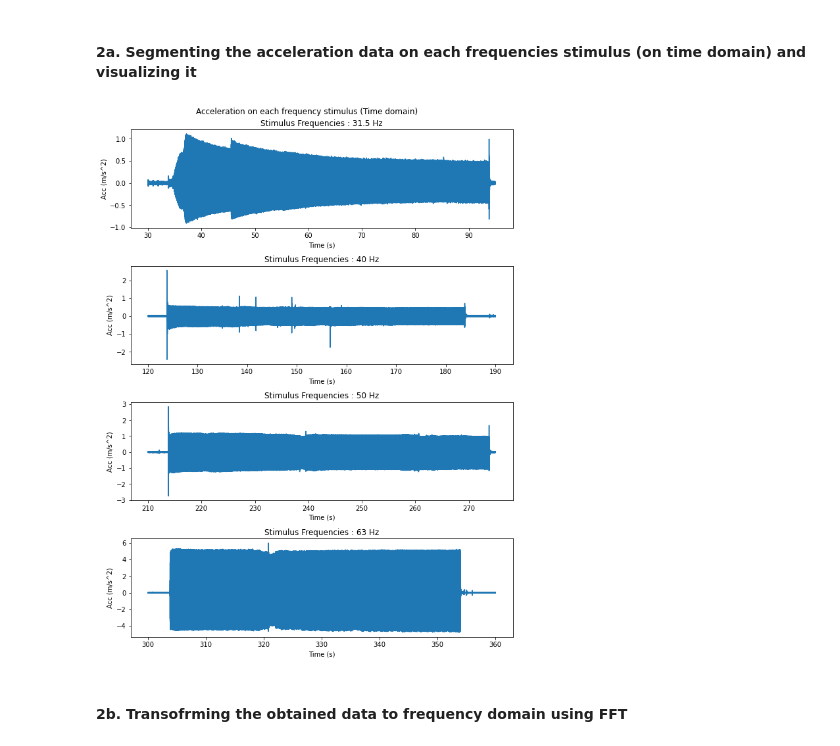
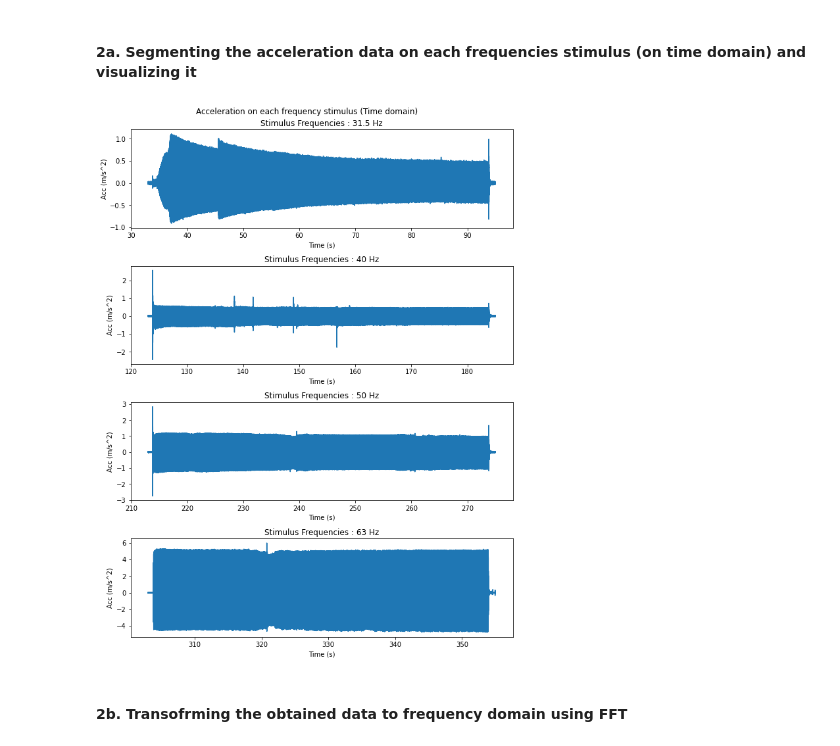
Before and after one commit to VibrasticLab/General_Projects, a Jupyter notebook: JLL_CWO_Okt_2023/data_process.ipynb, the cells around one changed output. Cells and saved outputs as stored; diff of their text form; code cells hidden in the pictures.

```diff
--- a/JLL_CWO_Okt_2023/data_process.ipynb
+++ b/JLL_CWO_Okt_2023/data_process.ipynb
@@ -57,29 +57,29 @@ The data was successfully loaded
 # %%
 # Segmenting the data for each sequence of stimulus (pure tones having frequencies of 31.5; 40; 50; and 63 Hz)
 digiducer_fs = 8000
 freq_stimulus = ["31.5", "40", "50", "63"]
 datapoints = [
-    [30*digiducer_fs, 95*digiducer_fs],
-    [120*digiducer_fs, 190*digiducer_fs],
-    [210*digiducer_fs, 275*digiducer_fs],
-    [300*digiducer_fs, 360*digiducer_fs],
+    [33*digiducer_fs, 95*digiducer_fs],
+    [123*digiducer_fs, 185*digiducer_fs],
+    [213*digiducer_fs, 275*digiducer_fs],
+    [303*digiducer_fs, 355*digiducer_fs],
     ]
 
 segmented_data = segmenting_data(accB, datapoints)
 
 # interpret acceleration in time domain data for each frequencies
 fig2 = plt.figure(figsize=(9,12), tight_layout=True)
 fig2.suptitle("Acceleration on each frequency stimulus (Time domain)")
 for i in range(len(datapoints)):
     fig2.add_subplot(len(datapoints),1,i+1)
     plt.plot(time[datapoints[i][0]:datapoints[i][1]], segmented_data[i])
     plt.xlabel("Time (s)")
     plt.ylabel("Acc (m/s^2)")
     plt.title("Stimulus Frequencies : " + freq_stimulus[i] + " Hz")
 
 plt.show()
 # %% [output]
-[figure, old version]
+[figure, new version]
 # %% [markdown]
 #### 2b. Transofrming the obtained data to frequency domain using FFT
 # %%
```
Also changed, not shown: parts of 10 cells of this notebook.
